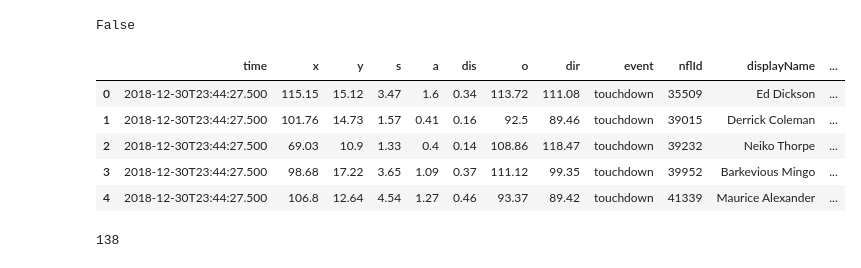
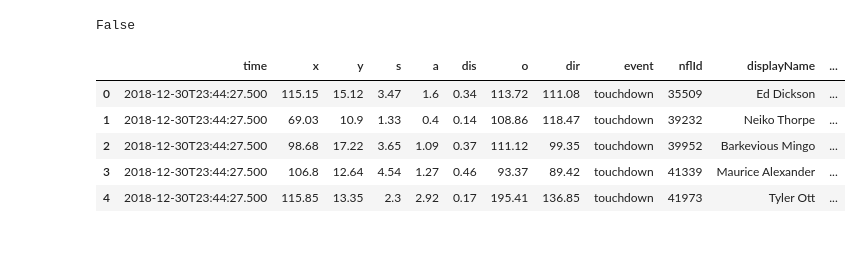
Before and after one commit to adnanrahin/NFL-Big-Data-Bowl-2022, a Jupyter notebook: data-analyzer/data_analyzer_script.ipynb, the cells around one changed output. Cells and saved outputs as stored; diff of their text form; code cells hidden in the pictures.

```diff
--- a/data-analyzer/data_analyzer_script.ipynb
+++ b/data-analyzer/data_analyzer_script.ipynb
@@ -37,22 +37,16 @@ def read_parquet_files(file_path):
         )
     return df
 # %%
-touch_down_df = read_parquet_files('../dataset/filterdata/touchdown/')
+touch_down_home_df = read_parquet_files('../dataset/filterdata/hometeamtouchdown/')
 
-print(touch_down_df.index.is_unique)
+print(touch_down_home_df.index.is_unique)
 
-touch_down_df.head()
+touch_down_home_df.head()
 # %% [output]
 False
 |  | time | x | y | s | a | dis | o | dir | event | nflId | displayName | ... |
 | 0 | 2018-12-30T23:44:27.500 | 115.15 | 15.12 | 3.47 | 1.6 | 0.34 | 113.72 | 111.08 | touchdown | 35509 | Ed Dickson | ... |
-| 1 | 2018-12-30T23:44:27.500 | 101.76 | 14.73 | 1.57 | 0.41 | 0.16 | 92.5 | 89.46 | touchdown | 39015 | Derrick Coleman | ... |
-| 2 | 2018-12-30T23:44:27.500 | 69.03 | 10.9 | 1.33 | 0.4 | 0.14 | 108.86 | 118.47 | touchdown | 39232 | Neiko Thorpe | ... |
-| 3 | 2018-12-30T23:44:27.500 | 98.68 | 17.22 | 3.65 | 1.09 | 0.37 | 111.12 | 99.35 | touchdown | 39952 | Barkevious Mingo | ... |
-| 4 | 2018-12-30T23:44:27.500 | 106.8 | 12.64 | 4.54 | 1.27 | 0.46 | 93.37 | 89.42 | touchdown | 41339 | Maurice Alexander | ... |
+| 1 | 2018-12-30T23:44:27.500 | 69.03 | 10.9 | 1.33 | 0.4 | 0.14 | 108.86 | 118.47 | touchdown | 39232 | Neiko Thorpe | ... |
+| 2 | 2018-12-30T23:44:27.500 | 98.68 | 17.22 | 3.65 | 1.09 | 0.37 | 111.12 | 99.35 | touchdown | 39952 | Barkevious Mingo | ... |
+| 3 | 2018-12-30T23:44:27.500 | 106.8 | 12.64 | 4.54 | 1.27 | 0.46 | 93.37 | 89.42 | touchdown | 41339 | Maurice Alexander | ... |
+| 4 | 2018-12-30T23:44:27.500 | 115.85 | 13.35 | 2.3 | 2.92 | 0.17 | 195.41 | 136.85 | touchdown | 41973 | Tyler Ott | ... |
-# %%
-cordinates = touch_down_df[['x', 'y']]
-cord = cordinates.groupby(level=0).first()
-cord.size
-# %% [output]
-138
```
Also changed, not shown: parts of 3 cells of this notebook, 2 other files.
